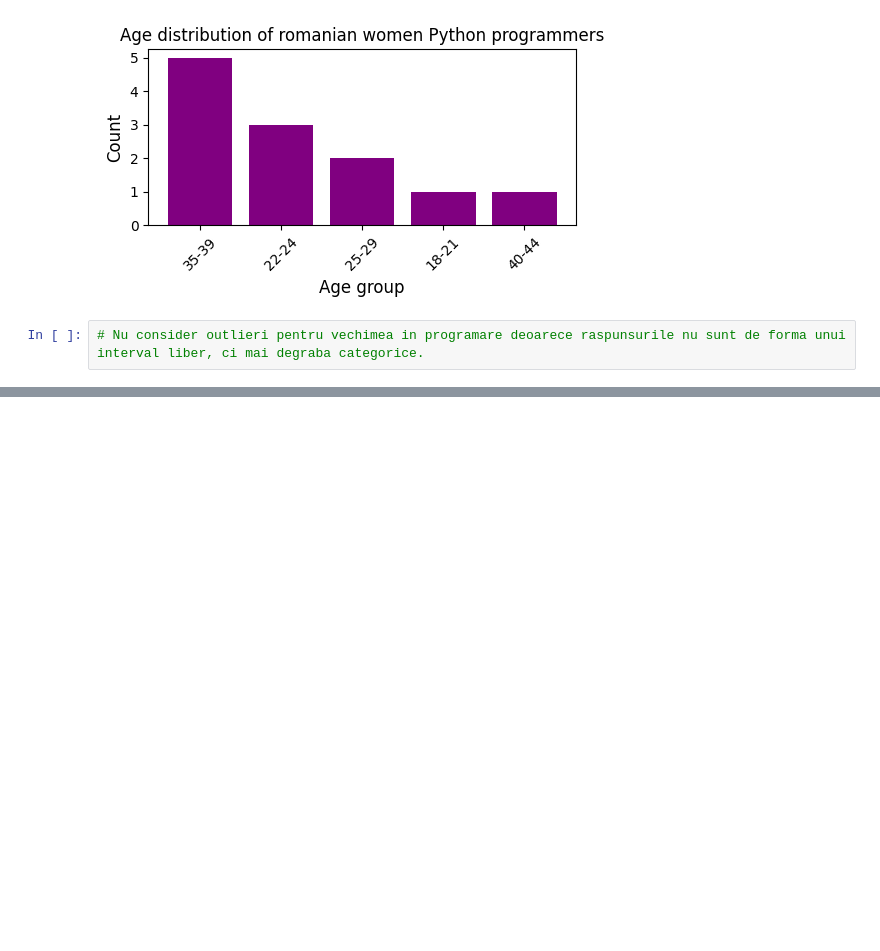
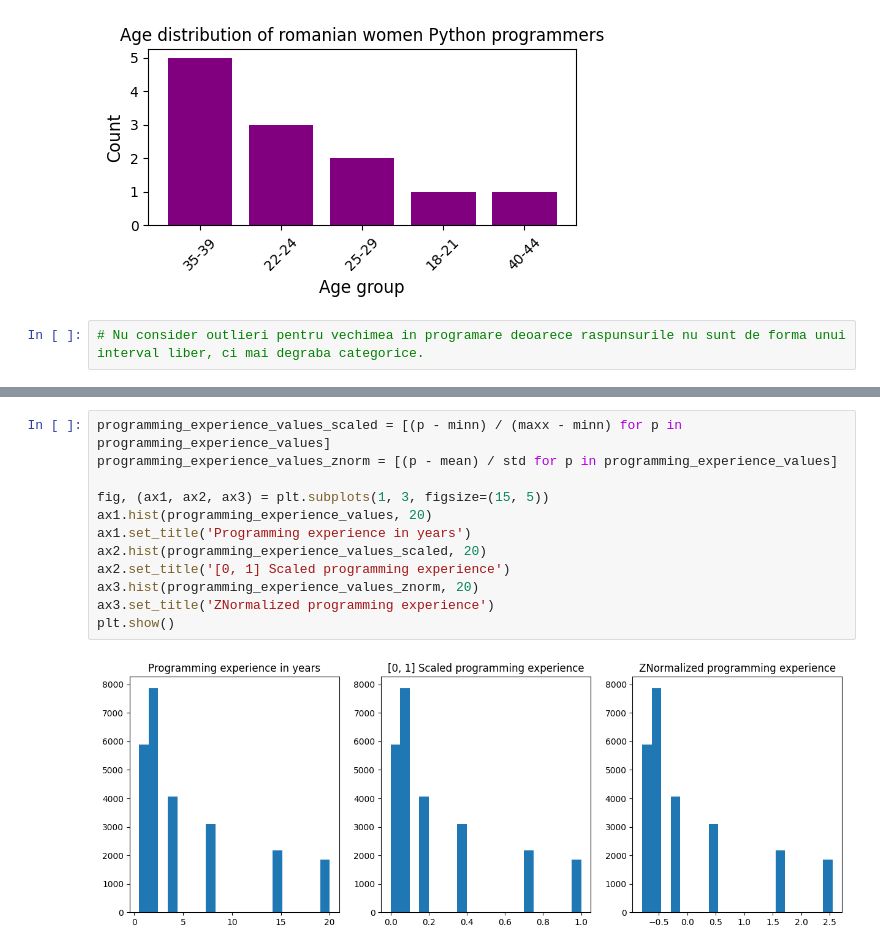
Before and after one commit to zdrobix/csubb, a Jupyter notebook: Semestru 4/IA/lab/lab2/problem1.ipynb, the cells around one changed output, grey strips where cells are left out. Cells and saved outputs as stored; diff of their text form; blank space fills up the shorter version.

```diff
--- a/Semestru 4/IA/lab/lab2/problem1.ipynb
+++ b/Semestru 4/IA/lab/lab2/problem1.ipynb
@@ -217,0 +243,14 @@ generate_bar_chart(python_programming_romania_women_df['What is your age (# year
+# %%
+programming_experience_values_scaled = [(p - minn) / (maxx - minn) for p in programming_experience_values]
+programming_experience_values_znorm = [(p - mean) / std for p in programming_experience_values]
+
+fig, (ax1, ax2, ax3) = plt.subplots(1, 3, figsize=(15, 5))
+ax1.hist(programming_experience_values, 20)
+ax1.set_title('Programming experience in years')
+ax2.hist(programming_experience_values_scaled, 20)
+ax2.set_title('[0, 1] Scaled programming experience')
+ax3.hist(programming_experience_values_znorm, 20)
+ax3.set_title('ZNormalized programming experience')
+plt.show()
+# %% [output]
+[figure, added]
```
Also changed, not shown: parts of 5 cells of this notebook.
